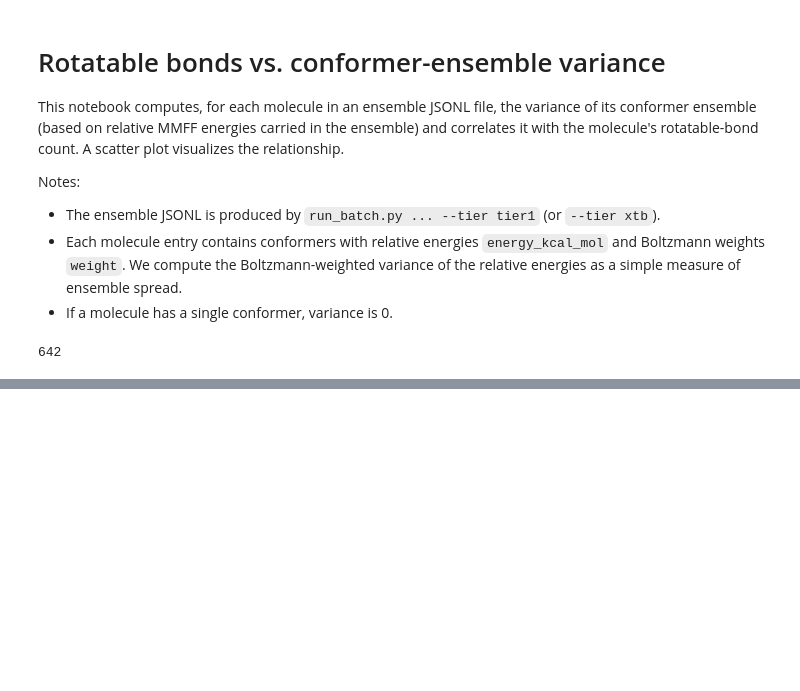
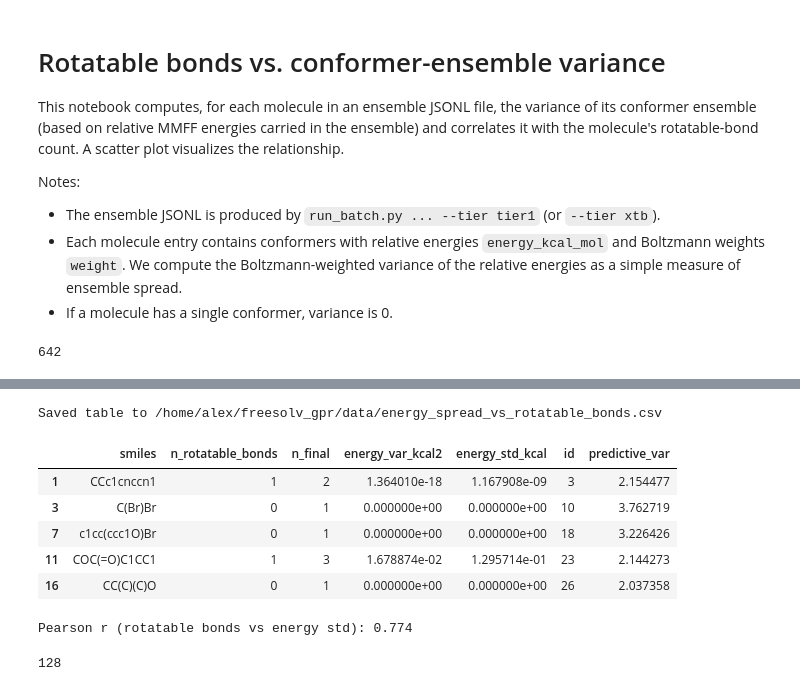
Before and after one commit to amessl/freesolv_gpr, a Jupyter notebook: src/rotatable_bonds_vs_ensemble_variance.ipynb, the cells around one changed output, grey strips where cells are left out. Saved outputs shown, nothing was run; the diff lists cells and outputs as text; code cells hidden in the pictures; blank space fills up the shorter version.

```diff
--- a/src/rotatable_bonds_vs_ensemble_variance.ipynb
+++ b/src/rotatable_bonds_vs_ensemble_variance.ipynb
@@ -118,3 +235,35 @@ Pearson r (rotatable bonds vs energy std): 0.816
+# %%
+# Save to table
+cols_to_save = ['smiles', 'n_rotatable_bonds', 'energy_std_kcal']
+if 'predictive_var' in df.columns:
+    cols_to_save.append('predictive_var')
+df_to_save = df[cols_to_save].copy()
+df_to_save.rename(columns={'energy_std_kcal': 'energy_spread'}, inplace=True)
+df_to_save.to_csv(output_table_path, index=False)
+print(f"Saved table to {output_table_path}")
+display(df.head())
+# %% [output]
+Saved table to /home/alex/freesolv_gpr/data/energy_spread_vs_rotatable_bonds.csv
+|  | smiles | n_rotatable_bonds | n_final | energy_var_kcal2 | energy_std_kcal | id | predictive_var |
+| 1 | CCc1cnccn1 | 1 | 2 | 1.364010e-18 | 1.167908e-09 | 3 | 2.154477 |
+| 3 | C(Br)Br | 0 | 1 | 0.000000e+00 | 0.000000e+00 | 10 | 3.762719 |
+| 7 | c1cc(ccc1O)Br | 0 | 1 | 0.000000e+00 | 0.000000e+00 | 18 | 3.226426 |
+| 11 | COC(=O)C1CC1 | 1 | 3 | 1.678874e-02 | 1.295714e-01 | 23 | 2.144273 |
+| 16 | CC(C)(C)O | 0 | 1 | 0.000000e+00 | 0.000000e+00 | 26 | 2.037358 |
+# %%
+# Drop rows with missing values and compute correlation
+clean = df.dropna(subset=['n_rotatable_bonds', 'energy_std_kcal'])
+x = clean['n_rotatable_bonds'].to_numpy(dtype=float)
+y = clean['energy_std_kcal'].to_numpy(dtype=float)
+if x.size > 1 and np.std(x) > 0 and np.std(y) > 0:
+    r = np.corrcoef(x, y)[0, 1]
+else:
+    r = np.nan
+print(f'Pearson r (rotatable bonds vs energy std): {r:.3f}')
+len(clean)
+# %% [output]
+Pearson r (rotatable bonds vs energy std): 0.774
+128
 # %%
 # Plot: scatter (default) or boxplot by rotatable-bond count
 plt.figure(figsize=(7, 5))
```
Also changed, not shown: parts of 7 cells of this notebook, 6 other files.
